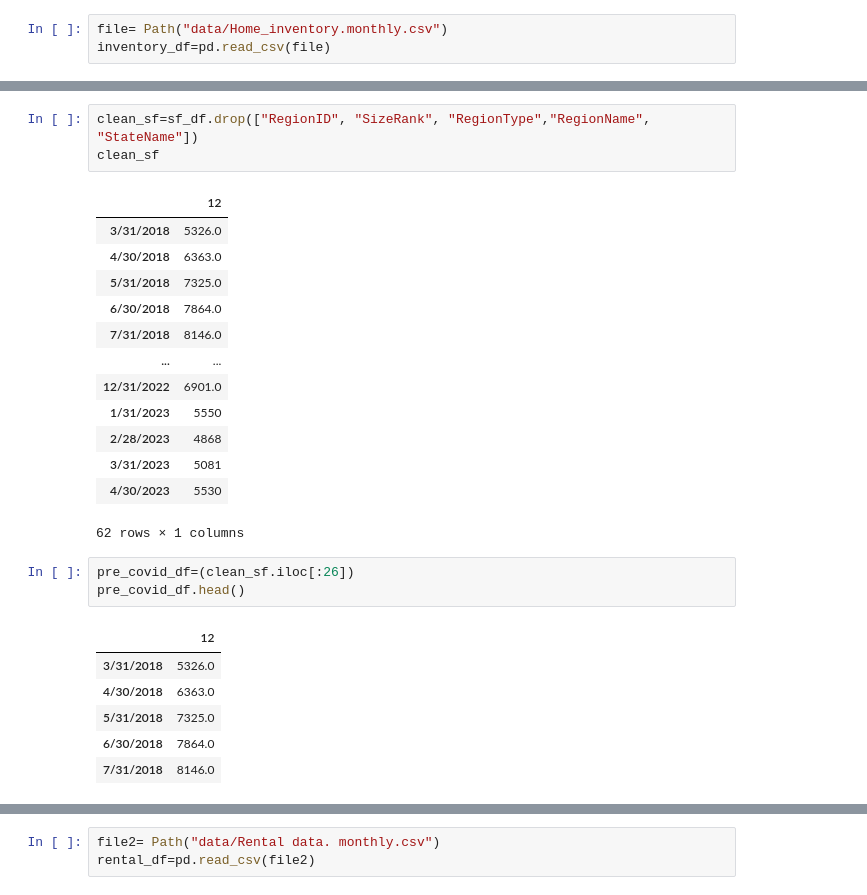
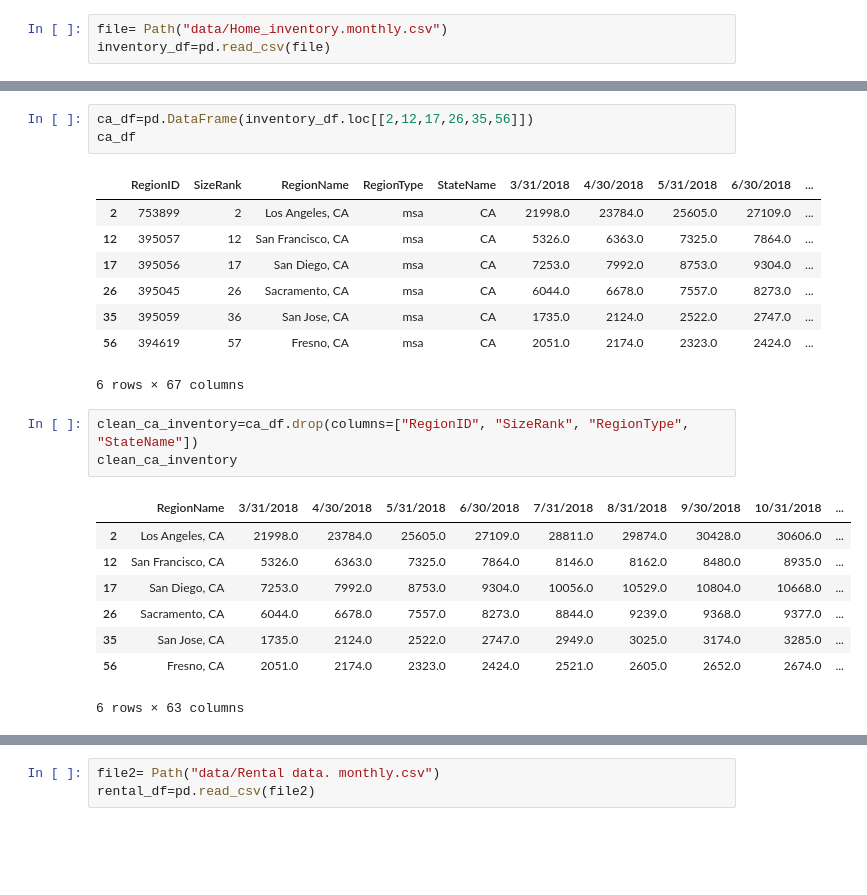
Before and after one commit to caleighteahan/Project_1, a Jupyter notebook: Starter_4.ipynb, the cells around one changed output, grey strips where cells are left out. Cells and saved outputs as stored; diff of their text form; blank space fills up the shorter version.

```diff
--- a/Starter_4.ipynb
+++ b/Starter_4.ipynb
@@ -32,27 +31,24 @@ sf_df.head()
+# %%
+ca_df=pd.DataFrame(inventory_df.loc[[2,12,17,26,35,56]])
+ca_df
+# %% [output]
+|  | RegionID | SizeRank | RegionName | RegionType | StateName | 3/31/2018 | 4/30/2018 | 5/31/2018 | 6/30/2018 | ... |
+| 2 | 753899 | 2 | Los Angeles, CA | msa | CA | 21998.0 | 23784.0 | 25605.0 | 27109.0 | ... |
+| 12 | 395057 | 12 | San Francisco, CA | msa | CA | 5326.0 | 6363.0 | 7325.0 | 7864.0 | ... |
+| 17 | 395056 | 17 | San Diego, CA | msa | CA | 7253.0 | 7992.0 | 8753.0 | 9304.0 | ... |
+| 26 | 395045 | 26 | Sacramento, CA | msa | CA | 6044.0 | 6678.0 | 7557.0 | 8273.0 | ... |
+| 35 | 395059 | 36 | San Jose, CA | msa | CA | 1735.0 | 2124.0 | 2522.0 | 2747.0 | ... |
+| 56 | 394619 | 57 | Fresno, CA | msa | CA | 2051.0 | 2174.0 | 2323.0 | 2424.0 | ... |
+6 rows × 67 columns
 # %%
-clean_sf=sf_df.drop(["RegionID", "SizeRank", "RegionType","RegionName", "StateName"])
-clean_sf
+clean_ca_inventory=ca_df.drop(columns=["RegionID", "SizeRank", "RegionType", "StateName"])
+clean_ca_inventory
 # %% [output]
-|  | 12 |
-| 3/31/2018 | 5326.0 |
-| 4/30/2018 | 6363.0 |
-| 5/31/2018 | 7325.0 |
-| 6/30/2018 | 7864.0 |
-| 7/31/2018 | 8146.0 |
-| ... | ... |
-| 12/31/2022 | 6901.0 |
-| 1/31/2023 | 5550 |
-| 2/28/2023 | 4868 |
-| 3/31/2023 | 5081 |
-| 4/30/2023 | 5530 |
+|  | RegionName | 3/31/2018 | 4/30/2018 | 5/31/2018 | 6/30/2018 | 7/31/2018 | 8/31/2018 | 9/30/2018 | 10/31/2018 | ... |
+| 2 | Los Angeles, CA | 21998.0 | 23784.0 | 25605.0 | 27109.0 | 28811.0 | 29874.0 | 30428.0 | 30606.0 | ... |
+| 12 | San Francisco, CA | 5326.0 | 6363.0 | 7325.0 | 7864.0 | 8146.0 | 8162.0 | 8480.0 | 8935.0 | ... |
+| 17 | San Diego, CA | 7253.0 | 7992.0 | 8753.0 | 9304.0 | 10056.0 | 10529.0 | 10804.0 | 10668.0 | ... |
+| 26 | Sacramento, CA | 6044.0 | 6678.0 | 7557.0 | 8273.0 | 8844.0 | 9239.0 | 9368.0 | 9377.0 | ... |
+| 35 | San Jose, CA | 1735.0 | 2124.0 | 2522.0 | 2747.0 | 2949.0 | 3025.0 | 3174.0 | 3285.0 | ... |
+| 56 | Fresno, CA | 2051.0 | 2174.0 | 2323.0 | 2424.0 | 2521.0 | 2605.0 | 2652.0 | 2674.0 | ... |
-62 rows × 1 columns
+6 rows × 63 columns
-# %%
-pre_covid_df=(clean_sf.iloc[:26])
-pre_covid_df.head()
-# %% [output]
-|  | 12 |
-| 3/31/2018 | 5326.0 |
-| 4/30/2018 | 6363.0 |
-| 5/31/2018 | 7325.0 |
-| 6/30/2018 | 7864.0 |
-| 7/31/2018 | 8146.0 |
```
Also changed, not shown: parts of 28 cells of this notebook.
